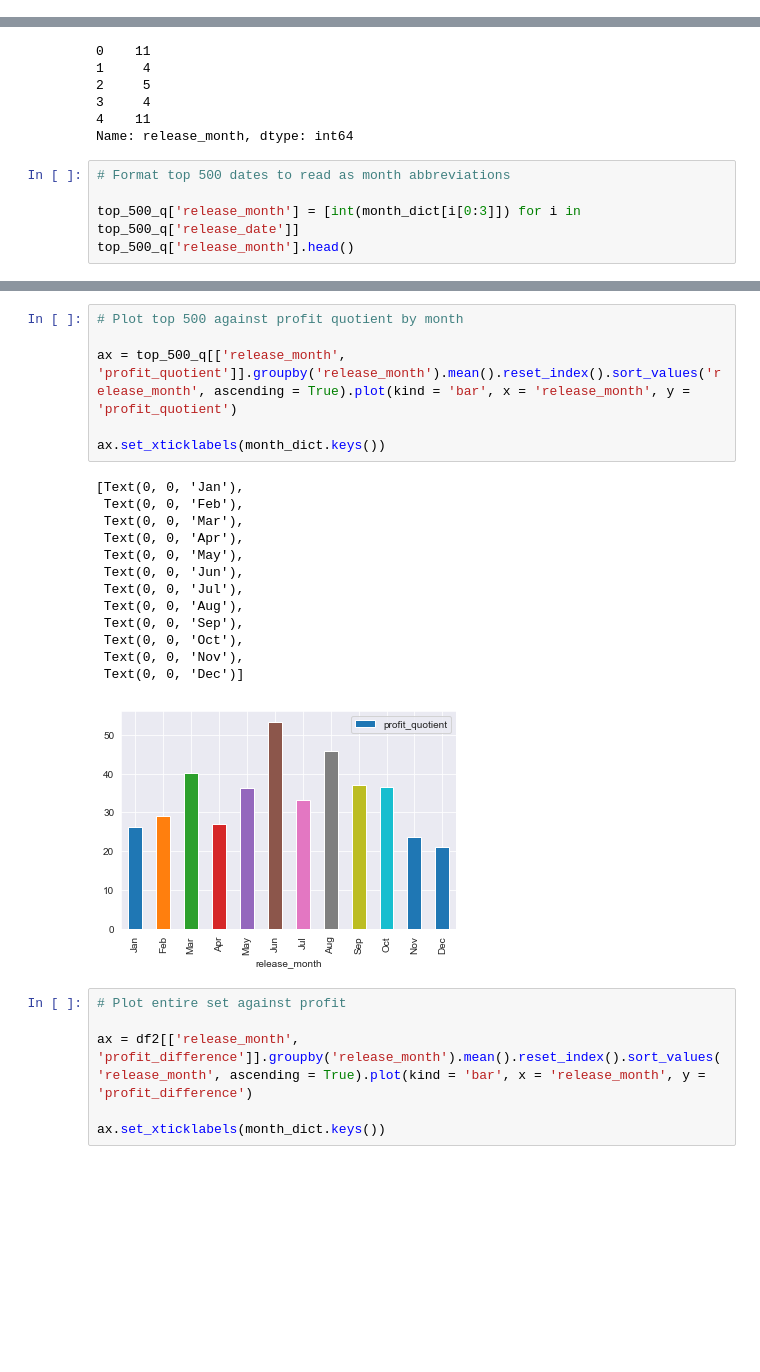
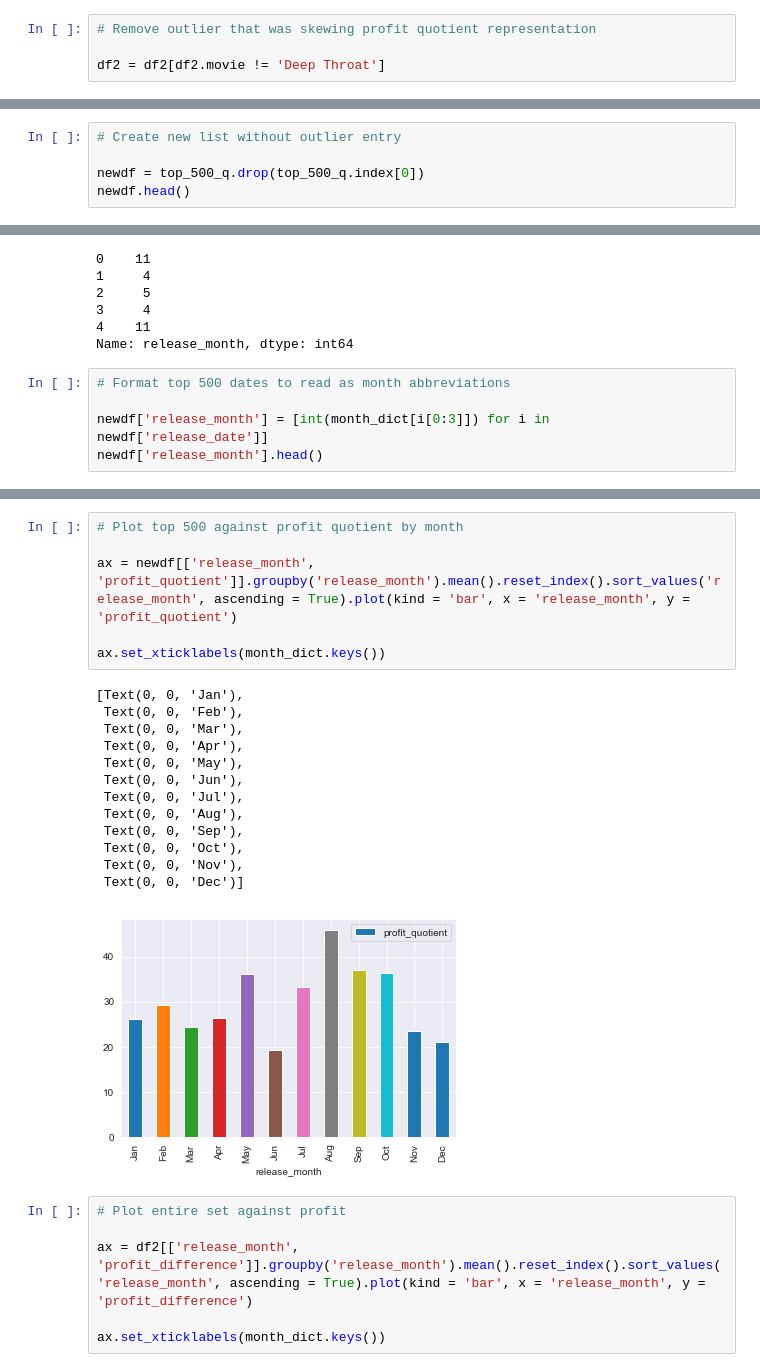
Before and after one commit to joshblumer/dsc-mod-1-project-v2-1-online-ds-sp-000, a Jupyter notebook: student.ipynb, the cells around one changed output, grey strips where cells are left out. Saved outputs shown, nothing was run; the diff lists cells and outputs as text; blank space fills up the shorter version.

```diff
--- a/student.ipynb
+++ b/student.ipynb
@@ -240,3 +240,7 @@ df2.head()
 | 2 | 3 | Jun 7, 2019 | Dark Phoenix | 350000000.0 | 42762350.0 | 1.497624e+08 | 1.070000e+08 | ... |
 | 3 | 4 | May 1, 2015 | Avengers: Age of Ultron | 330600000.0 | 459005868.0 | 1.403014e+09 | 9.440081e+08 | ... |
 | 4 | 5 | Dec 15, 2017 | Star Wars Ep. VIII: The Last Jedi | 317000000.0 | 620181382.0 | 1.316722e+09 | 6.965404e+08 | ... |
+# %%
+# Remove outlier that was skewing profit quotient representation
+
+df2 = df2[df2.movie != 'Deep Throat']
@@ -278,0 +302,5 @@ top_500_q.head()
+# %%
+# Create new list without outlier entry
+
+newdf = top_500_q.drop(top_500_q.index[0])
+newdf.head()
@@ -354,6 +389,6 @@ Name: release_month, dtype: int64
 # %%
 # Format top 500 dates to read as month abbreviations
 
-top_500_q['release_month'] = [int(month_dict[i[0:3]]) for i in top_500_q['release_date']]
-top_500_q['release_month'].head()
+newdf['release_month'] = [int(month_dict[i[0:3]]) for i in newdf['release_date']]
+newdf['release_month'].head()
 # %% [output]
@@ -386,23 +421,23 @@ ax.set_xticklabels(month_dict.keys())
 # %%
 # Plot top 500 against profit quotient by month
 
-ax = top_500_q[['release_month', 'profit_quotient']].groupby('release_month').mean().reset_index().sort_values('release_month', ascending = True).plot(kind = 'bar', x = 'release_month', y = 'profit_quotient')
+ax = newdf[['release_month', 'profit_quotient']].groupby('release_month').mean().reset_index().sort_values('release_month', ascending = True).plot(kind = 'bar', x = 'release_month', y = 'profit_quotient')
 
 ax.set_xticklabels(month_dict.keys())
 # %% [output]
 [Text(0, 0, 'Jan'),
  Text(0, 0, 'Feb'),
  Text(0, 0, 'Mar'),
  Text(0, 0, 'Apr'),
  Text(0, 0, 'May'),
  Text(0, 0, 'Jun'),
  Text(0, 0, 'Jul'),
  Text(0, 0, 'Aug'),
  Text(0, 0, 'Sep'),
  Text(0, 0, 'Oct'),
  Text(0, 0, 'Nov'),
  Text(0, 0, 'Dec')]
-[figure, old version]
+[figure, new version]
 # %%
 # Plot entire set against profit
 
```
Also changed, not shown: parts of 42 cells of this notebook, 2 other files.
